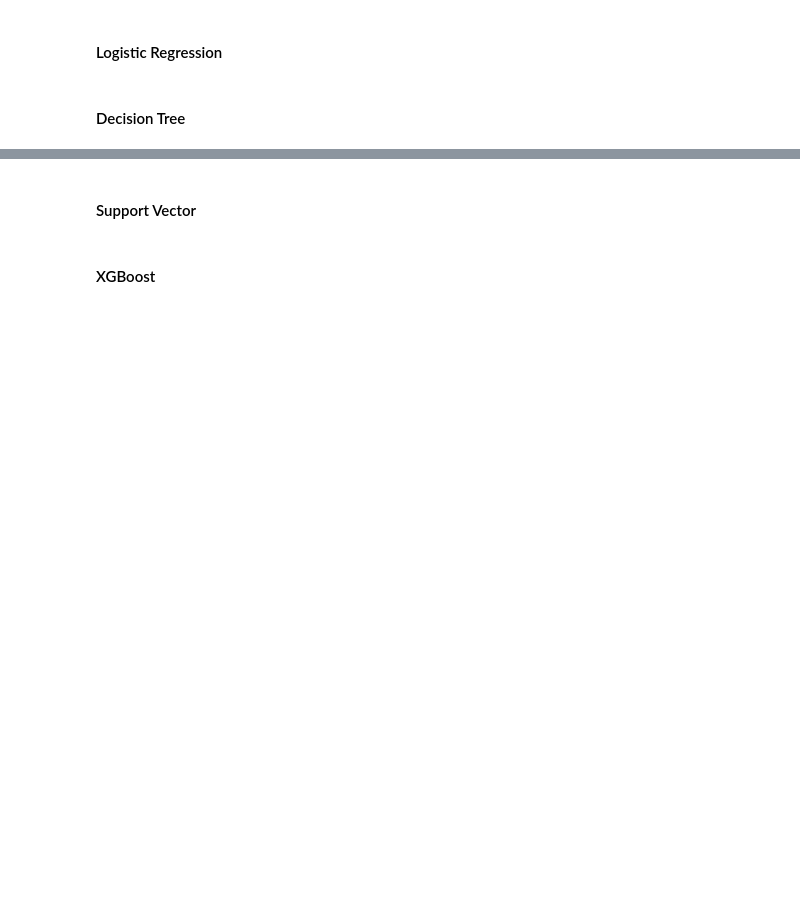
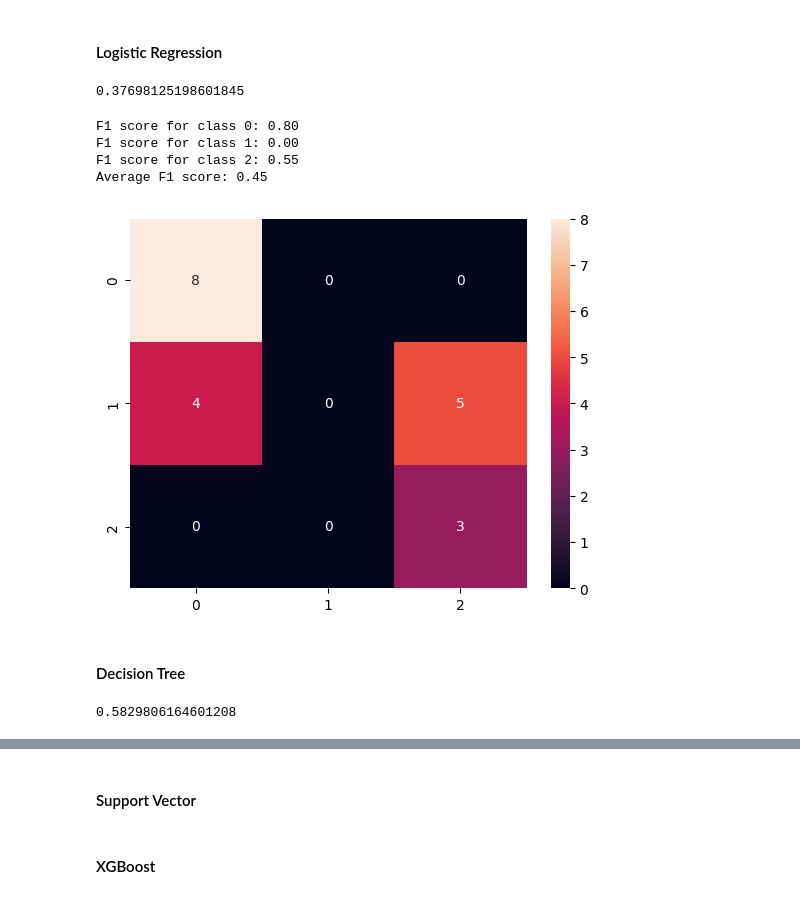
Before and after one commit to codened/DataStorm-4.0, a Jupyter notebook: stormingRoundDay_2/DataStorm_4_0 - Dilshan.ipynb, the cells around one changed output, grey strips where cells are left out. Saved outputs shown, nothing was run; the diff lists cells and outputs as text; code cells hidden in the pictures; blank space fills up the shorter version.

```diff
--- a/stormingRoundDay_2/DataStorm_4_0 - Dilshan.ipynb
+++ b/stormingRoundDay_2/DataStorm_4_0 - Dilshan.ipynb
@@ -385,16 +359,18 @@ plt.show()
 # %% [markdown]
 #### Logistic Regression
 # %%
-from sklearn.linear_model import LogisticRegression
+# from sklearn.linear_model import LogisticRegression
 
-# Initialize and train model
-model = LogisticRegression()
-model.fit(X_train, y_train)
+# # Initialize and train model
+# model = LogisticRegression()
+# model.fit(X_train, y_train)
 
-# Make predictions on the testing data
-predictions_logr = model.predict(X_test)
+# # Make predictions on the testing data
+# predictions_logr = model.predict(X_test)
 
-accu = accuracy_score(y_test, predictions_logr)
+# accu = accuracy_score(y_test, predictions_logr)
 
-print(accu)
+# print(accu)
+# %% [output]
+0.37698125198601845
 # %%
@@ -407,40 +383,49 @@ ResMode_df_logr = concatenatedRes_df_logr.groupby('shop_id')['shop_profile'].agg
 # %%
-# Calculate F1 score for each class
-f1_class0 = f1_score(TestMode_df, ResMode_df_logr, labels=[1], average='weighted')
-f1_class1 = f1_score(TestMode_df, ResMode_df_logr, labels=[2], average='weighted')
-f1_class2 = f1_score(TestMode_df, ResMode_df_logr, labels=[3], average='weighted')
+# # Calculate F1 score for each class
+# f1_class0 = f1_score(TestMode_df, ResMode_df_logr, labels=[1], average='weighted')
+# f1_class1 = f1_score(TestMode_df, ResMode_df_logr, labels=[2], average='weighted')
+# f1_class2 = f1_score(TestMode_df, ResMode_df_logr, labels=[3], average='weighted')
 
-# Calculate average F1 score
-f1_average = (f1_class0 + f1_class1 + f1_class2) / 3
+# # Calculate average F1 score
+# f1_average = (f1_class0 + f1_class1 + f1_class2) / 3
 
-print(f"F1 score for class 0: {f1_class0:.2f}")
-print(f"F1 score for class 1: {f1_class1:.2f}")
-print(f"F1 score for class 2: {f1_class2:.2f}")
-print(f"Average F1 score: {f1_average:.2f}")
+# print(f"F1 score for class 0: {f1_class0:.2f}")
+# print(f"F1 score for class 1: {f1_class1:.2f}")
+# print(f"F1 score for class 2: {f1_class2:.2f}")
+# print(f"Average F1 score: {f1_average:.2f}")
+# %% [output]
+F1 score for class 0: 0.80
+F1 score for class 1: 0.00
+F1 score for class 2: 0.55
+Average F1 score: 0.45
 # %%
-import matplotlib.pyplot as plt
-import seaborn as sns
-from sklearn.metrics import confusion_matrix
+# import matplotlib.pyplot as plt
+# import seaborn as sns
+# from sklearn.metrics import confusion_matrix
 
-# Create confusion matrix
-matrix = confusion_matrix(TestMode_df, ResMode_df_logr)
+# # Create confusion matrix
+# matrix = confusion_matrix(TestMode_df, ResMode_df_logr)
 
-# Visualize confusion matrix
-sns.heatmap(matrix, annot=True)
-plt.show()
+# # Visualize confusion matrix
+# sns.heatmap(matrix, annot=True)
+# plt.show()
+# %% [output]
+[figure, added]
 # %% [markdown]
 #### Decision Tree
 # %%
-from sklearn.tree import DecisionTreeClassifier
+# from sklearn.tree import DecisionTreeClassifier
 
-# Initialize and train model
-model = DecisionTreeClassifier()
-model.fit(X_train, y_train)
+# # Initialize and train model
+# model = DecisionTreeClassifier()
+# model.fit(X_train, y_train)
 
-# Make predictions on the testing data
-predictions_dtree = model.predict(X_test)
+# # Make predictions on the testing data
+# predictions_dtree = model.predict(X_test)
 
-accu = accuracy_score(y_test, predictions_dtree)
+# accu = accuracy_score(y_test, predictions_dtree)
 
-print(accu)
+# print(accu)
+# %% [output]
+0.5829806164601208
 # %%
```
Also changed, not shown: parts of 32 cells of this notebook.
